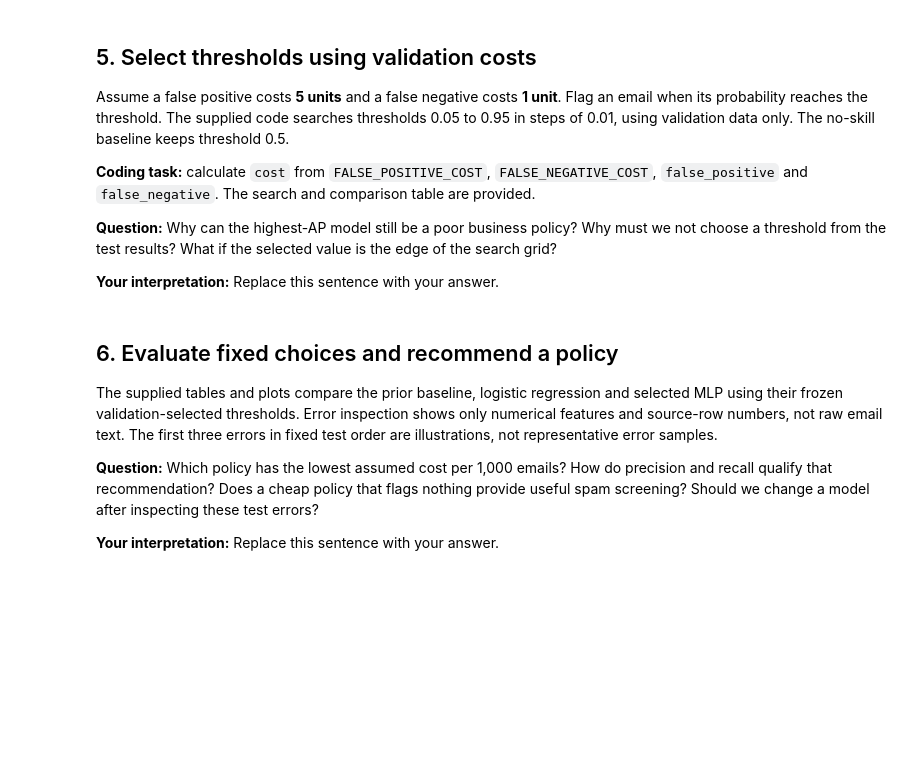
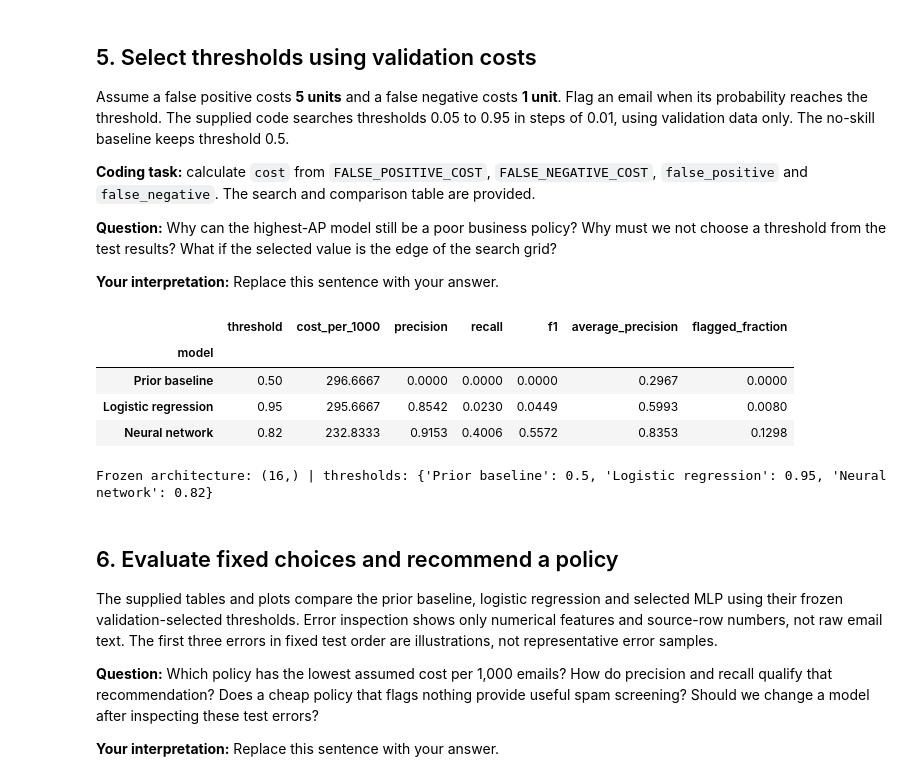
Before and after one commit to pyrat12/python_machine_learning_basics, a Jupyter notebook: 08_Neural_Networks/HS2026/lecture1/logistic_regression_to_neural_network_exercise.ipynb, the cells around one changed output. Saved outputs shown, nothing was run; the diff lists cells and outputs as text; code cells hidden in the pictures; blank space fills up the shorter version.

```diff
--- a/08_Neural_Networks/HS2026/lecture1/logistic_regression_to_neural_network_exercise.ipynb
+++ b/08_Neural_Networks/HS2026/lecture1/logistic_regression_to_neural_network_exercise.ipynb
@@ -341,34 +391,60 @@ Assume a false positive costs **5 units** and a false negative costs **1 unit**.
 
 **Your interpretation:** Replace this sentence with your answer.
 # %%
-FALSE_POSITIVE_COST = 5
-FALSE_NEGATIVE_COST = 1
-models = {'Prior baseline': baseline, 'Logistic regression': logistic,
-          'Neural network': network}
-validation_probabilities = {name: model.predict_proba(X_validation)[:, 1]
-                            for name, model in models.items()}
-thresholds = {'Prior baseline': 0.5}
-threshold_records = []
-for name in ['Logistic regression', 'Neural network']:
-    probabilities = validation_probabilities[name]
-    candidates = []
-    for threshold in np.linspace(0.05, 0.95, 91):
+FALSE_POSITIVE_COST = 5                                           #Bewertet eine reguläre E-Mail, die fälschlich als Spam markiert wird, mit 5 Kosteneinheiten
+FALSE_NEGATIVE_COST = 1                                           #Bewertet eine übersehene Spam-E-Mail mit 1 Kosteneinheit
+models = {
+    'Prior baseline': baseline, 'Logistic regression': logistic,
+    'Neural network': network                                                   #Sammelt die bereits trainierten Modelle für den Vergleich
+}
+validation_probabilities = {
+    name: model.predict_proba(X_validation)[:, 1]                               #Berechnet je Modell die Spamwahrscheinlichkeiten auf den Validierungsdaten
+    for name, model in models.items()
+}
+thresholds = {'Prior baseline': 0.5}                                            #Belässt den Schwellenwert des einfachen Vergleichsmodells bei 0.5
+threshold_records = []                                                          #Sammelt die Ergebnisse bei den gewählten Schwellenwerten
+
+for name in ['Logistic regression', 'Neural network']:                          #Wählt für jedes der beiden gelernten Modelle einen eigenen Schwellenwert
+    probabilities = validation_probabilities[name]                              #Holt die Validierungswahrscheinlichkeiten des jeweiligen Modells
+    candidates = []                                                             #Sammelt die geprüften Schwellenwerte samt Fehlerkosten
+    for threshold in np.linspace(0.05, 0.95, 91):                               #Prüft 91 Schwellenwerte von 0.05 bis 0.95 in Schritten von 0.01
         true_negative, false_positive, false_negative, true_positive = confusion_matrix(
-            y_validation, probabilities >= threshold, labels=[0, 1]).ravel()
+            y_validation, probabilities >= threshold, labels=[0, 1]
+        ).ravel()                                                               # Bestimmt TN, FP, FN und TP bei diesem Schwellenwert
         # TODO: Calculate the weighted validation error cost.
-        cost = None
-        candidates.append((cost, float(threshold)))
-    best_cost, best_threshold = min(candidates)
-    thresholds[name] = best_threshold
-for name, probabilities in validation_probabilities.items():
-    selected_threshold = thresholds[name]
+        cost = FALSE_POSITIVE_COST * false_positive + FALSE_NEGATIVE_COST * false_negative  #EINGEFÜGT: Berechnet die gewichteten Fehlerkosten:
+                                                                                            #5 × FP + 1 × FN
+        candidates.append((cost, float(threshold)))                             #Speichert die Kosten zusammen mit dem zugehörigen Schwellenwert
+    best_cost, best_threshold = min(candidates)                                 #Wählt die kleinsten Kosten; bei Gleichstand den kleineren Schwellenwert
+    thresholds[name] = best_threshold                                           #Speichert den gewählten Schwellenwert für dieses Modell
+
+for name, probabilities in validation_probabilities.items():                    #Bewertet alle Modelle mit ihren nun festgelegten Schwellenwerten
+    selected_threshold = thresholds[name]                                       #Holt den gewählten beziehungsweise vorgegebenen Schwellenwert
     true_negative, false_positive, false_negative, true_positive = confusion_matrix(
-        y_validation, probabilities >= selected_threshold, labels=[0, 1]).ravel()
-    threshold_records.append({'model': name, 'threshold': selected_threshold,
-                              'cost_per_1000': 1000 * (FALSE_POSITIVE_COST * false_positive + FALSE_NEGATIVE_COST * false_negative) / len(y_validation),
-                              **metrics_at_threshold(y_validation, probabilities, selected_threshold)})
-display(pd.DataFrame(threshold_records).set_index('model').round(4))
-print('Frozen architecture:', network.hidden_layer_sizes, '| thresholds:', thresholds)
+        y_validation, probabilities >= selected_threshold, labels=[0, 1]
+    ).ravel()                                                                   #Ermittelt die Fehlerzahlen beim ausgewählten Schwellenwert
+    threshold_records.append({
+        'model': name, 'threshold': selected_threshold,                         #Dokumentiert Modellname und verwendeten Schwellenwert
+        'cost_per_1000': 1000 * (
+            FALSE_POSITIVE_COST * false_positive
+            + FALSE_NEGATIVE_COST * false_negative
+        ) / len(y_validation),                                                  #Rechnet die gewichteten Fehlerkosten auf 1’000 E-Mails um
+        **metrics_at_threshold(
+            y_validation, probabilities, selected_threshold             #Ergänzt Precision, Recall, F1, Average Precision und den als Spam markierten Anteil
+        )
+    })
+display(pd.DataFrame(threshold_records).set_index('model').round(4))            #Zeigt die Vergleichstabelle mit vier Dezimalstellen
+print(
+    'Frozen architecture:', network.hidden_layer_sizes,
+    '| thresholds:', thresholds                             #Dokumentiert die endgültige Netzarchitektur und Schwellenwerte für die anschliessende Testbewertung
+)
+# %% [output]
+|  | threshold | cost_per_1000 | precision | recall | f1 | average_precision | flagged_fraction |
+| model |  |  |  |  |  |  |  |
+| Prior baseline | 0.50 | 296.6667 | 0.0000 | 0.0000 | 0.0000 | 0.2967 | 0.0000 |
+| Logistic regression | 0.95 | 295.6667 | 0.8542 | 0.0230 | 0.0449 | 0.5993 | 0.0080 |
+| Neural network | 0.82 | 232.8333 | 0.9153 | 0.4006 | 0.5572 | 0.8353 | 0.1298 |
+Frozen architecture: (16,) | thresholds: {'Prior baseline': 0.5, 'Logistic regression': 0.95, 'Neural network': 0.82}
 # %% [markdown]
 ## 6. Evaluate fixed choices and recommend a policy
 
```
Also changed, not shown: parts of 4 cells of this notebook.
